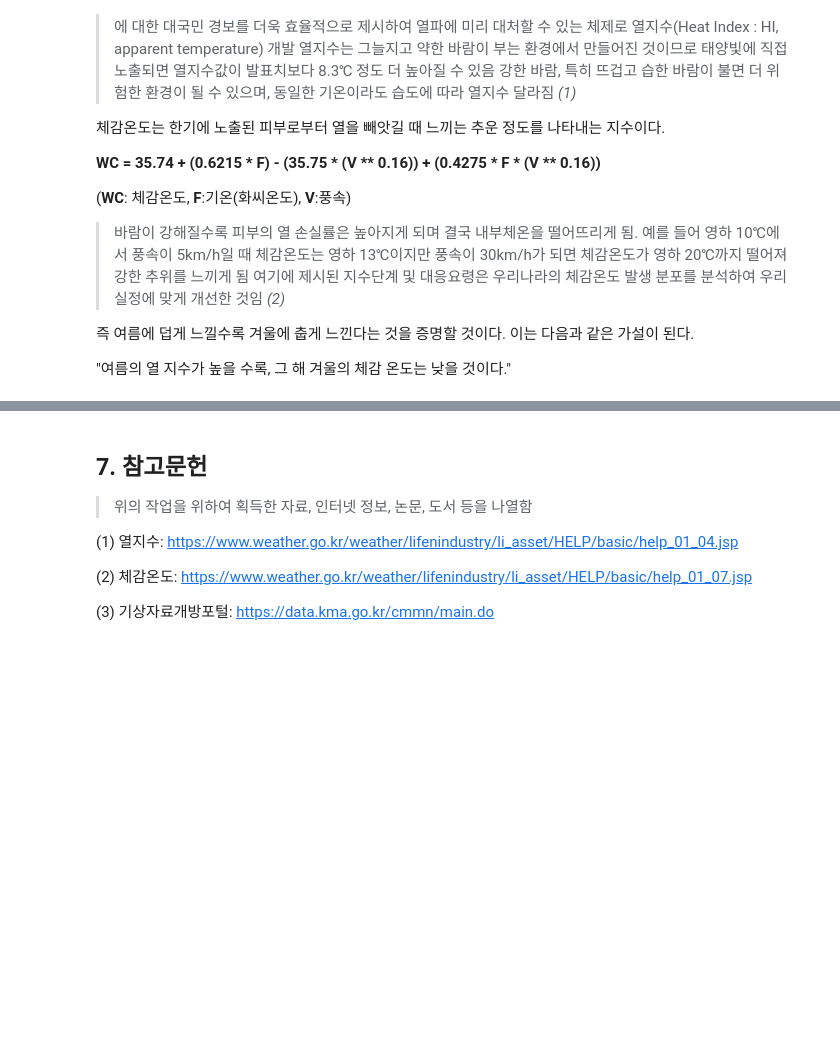
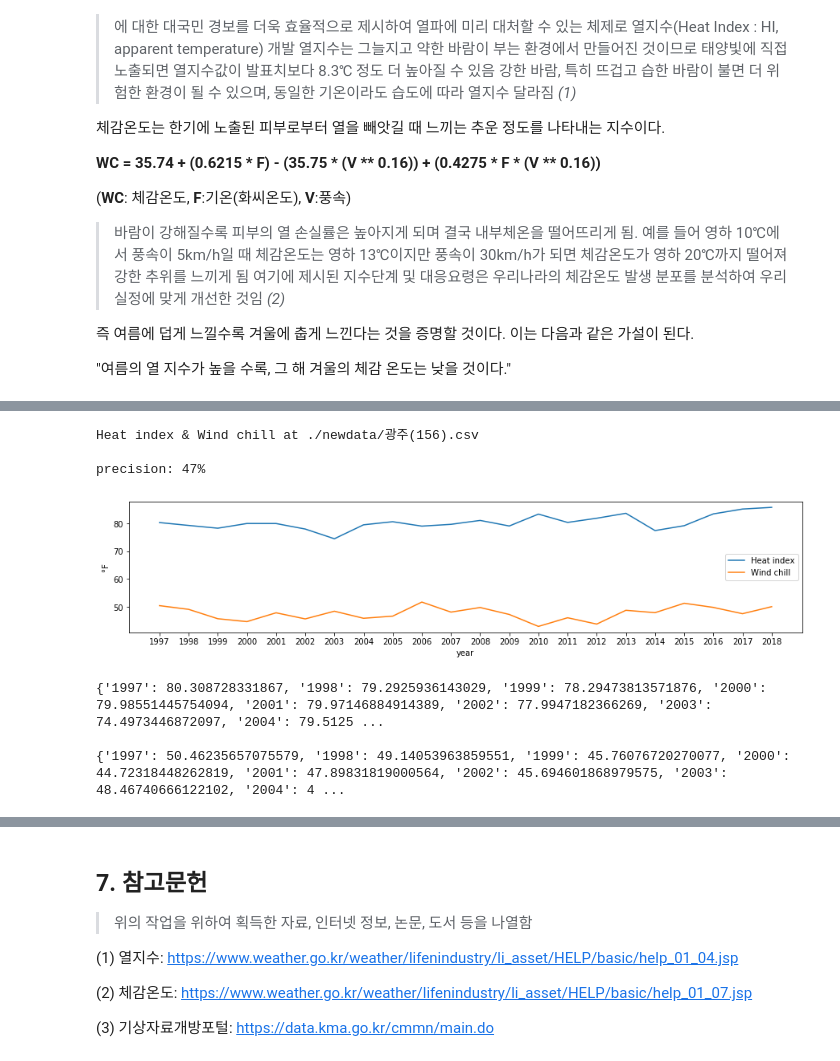
Before and after one commit to hwangwoojin/hot2cold, a Jupyter notebook: main.ipynb, the cells around one changed output, grey strips where cells are left out. Saved outputs shown, nothing was run; the diff lists cells and outputs as text; code cells hidden in the pictures; blank space fills up the shorter version.

```diff
--- a/main.ipynb
+++ b/main.ipynb
@@ -497,3 +337,13 @@ Heat index & Wind chill at ./newdata/창원(155).csv
 {'1997': 79.84934491640387, '1998': 79.90624528285475, '1999': 77.34665634891539, '2000': 79.41764780951365, '2001': 80.43533484235095, '2002': 77.8571250195927, '2003': 76.18715243324392, '2004': 80. ...
 
 {'1997': 53.869757918022906, '1998': 52.59137044296647, '1999': 50.65498075601644, '2000': 50.304286864840925, '2001': 53.73095894529313, '2002': 52.12402275568103, '2003': 53.389252067300404, '2004': ...
+# %%
+show_all(25)
+# %% [output]
+Heat index & Wind chill at ./newdata/광주(156).csv
+
+precision: 47%
+[figure, added]
+{'1997': 80.308728331867, '1998': 79.2925936143029, '1999': 78.29473813571876, '2000': 79.98551445754094, '2001': 79.97146884914389, '2002': 77.9947182366269, '2003': 74.4973446872097, '2004': 79.5125 ...
+
+{'1997': 50.46235657075579, '1998': 49.14053963859551, '1999': 45.76076720270077, '2000': 44.72318448262819, '2001': 47.89831819000564, '2002': 45.694601868979575, '2003': 48.46740666122102, '2004': 4 ...
```
Also changed, not shown: parts of 114 cells of this notebook.
